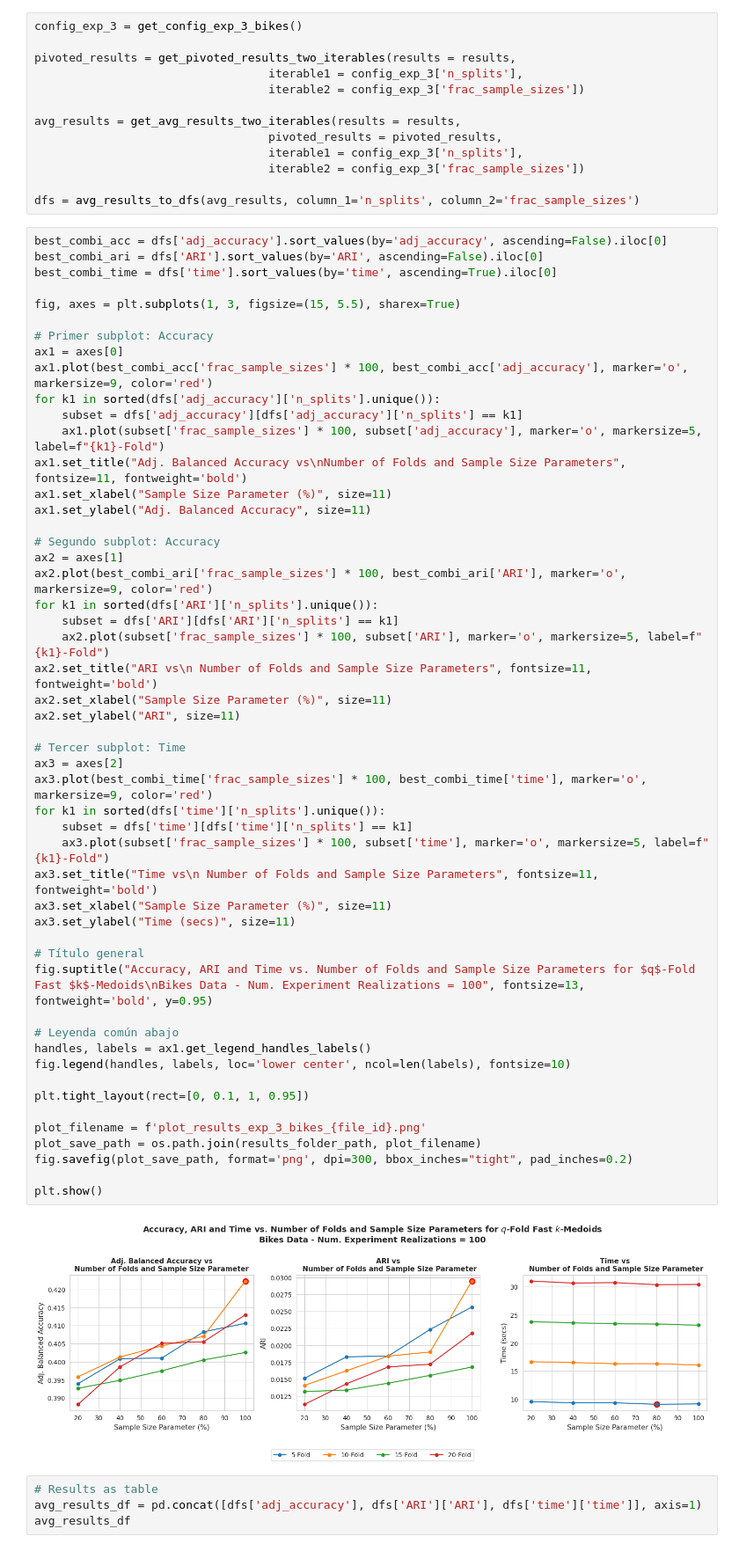
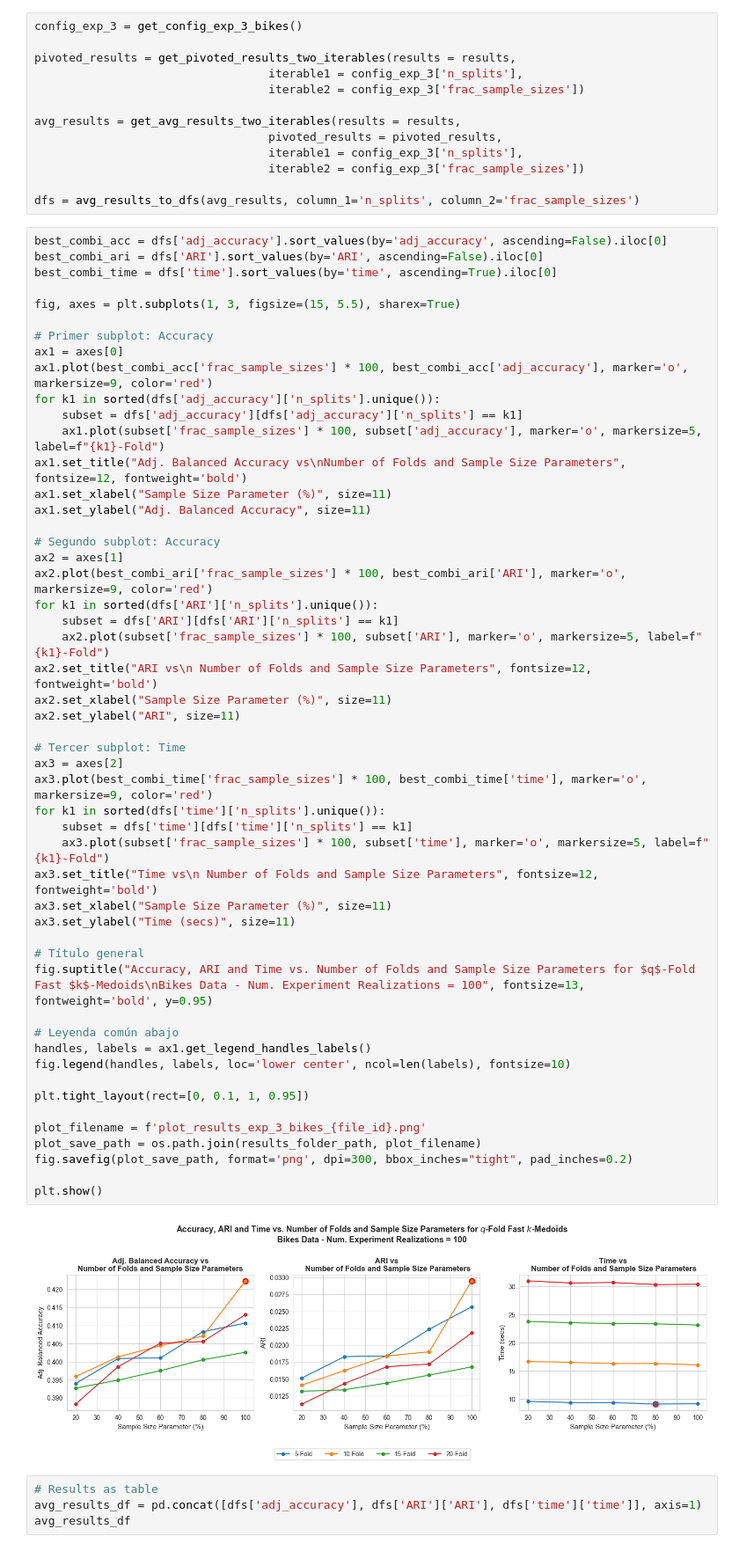
Before and after one commit to FabioScielzoOrtiz/db-robust-clust-paper-code, a Jupyter notebook: experiments/real_data/experiments_bikes.ipynb, the cells around one changed output. Shown at 88% size. Drawn from its saved outputs; the diff is of its cells as text.

```diff
--- a/experiments/real_data/experiments_bikes.ipynb
+++ b/experiments/real_data/experiments_bikes.ipynb
@@ -897,7 +896,7 @@ ax1.plot(best_combi_acc['frac_sample_sizes'] * 100, best_combi_acc['adj_accuracy
 for k1 in sorted(dfs['adj_accuracy']['n_splits'].unique()):
     subset = dfs['adj_accuracy'][dfs['adj_accuracy']['n_splits'] == k1]
     ax1.plot(subset['frac_sample_sizes'] * 100, subset['adj_accuracy'], marker='o', markersize=5, label=f"{k1}-Fold")
-ax1.set_title("Adj. Balanced Accuracy vs\nNumber of Folds and Sample Size Parameters", fontsize=11, fontweight='bold')
+ax1.set_title("Adj. Balanced Accuracy vs\nNumber of Folds and Sample Size Parameters", fontsize=12, fontweight='bold')
 ax1.set_xlabel("Sample Size Parameter (%)", size=11)
 ax1.set_ylabel("Adj. Balanced Accuracy", size=11)
 
@@ -907,36 +906,36 @@ ax2.plot(best_combi_ari['frac_sample_sizes'] * 100, best_combi_ari['ARI'], marke
 for k1 in sorted(dfs['ARI']['n_splits'].unique()):
     subset = dfs['ARI'][dfs['ARI']['n_splits'] == k1]
     ax2.plot(subset['frac_sample_sizes'] * 100, subset['ARI'], marker='o', markersize=5, label=f"{k1}-Fold")
-ax2.set_title("ARI vs\n Number of Folds and Sample Size Parameters", fontsize=11, fontweight='bold')
+ax2.set_title("ARI vs\n Number of Folds and Sample Size Parameters", fontsize=12, fontweight='bold')
 ax2.set_xlabel("Sample Size Parameter (%)", size=11)
 ax2.set_ylabel("ARI", size=11)
 
 # Tercer subplot: Time
 ax3 = axes[2]
 ax3.plot(best_combi_time['frac_sample_sizes'] * 100, best_combi_time['time'], marker='o', markersize=9, color='red')
 for k1 in sorted(dfs['time']['n_splits'].unique()):
     subset = dfs['time'][dfs['time']['n_splits'] == k1]
     ax3.plot(subset['frac_sample_sizes'] * 100, subset['time'], marker='o', markersize=5, label=f"{k1}-Fold")
-ax3.set_title("Time vs\n Number of Folds and Sample Size Parameters", fontsize=11, fontweight='bold')
+ax3.set_title("Time vs\n Number of Folds and Sample Size Parameters", fontsize=12, fontweight='bold')
 ax3.set_xlabel("Sample Size Parameter (%)", size=11)
 ax3.set_ylabel("Time (secs)", size=11)
 
 # Título general
 fig.suptitle("Accuracy, ARI and Time vs. Number of Folds and Sample Size Parameters for $q$-Fold Fast $k$-Medoids\nBikes Data - Num. Experiment Realizations = 100", fontsize=13, fontweight='bold', y=0.95)
 
 # Leyenda común abajo
 handles, labels = ax1.get_legend_handles_labels()
 fig.legend(handles, labels, loc='lower center', ncol=len(labels), fontsize=10)
 
 plt.tight_layout(rect=[0, 0.1, 1, 0.95])
 
 plot_filename = f'plot_results_exp_3_bikes_{file_id}.png'
 plot_save_path = os.path.join(results_folder_path, plot_filename)
 fig.savefig(plot_save_path, format='png', dpi=300, bbox_inches="tight", pad_inches=0.2)
 
 plt.show()
 # %% [output]
-[figure, old version]
+[figure, new version]
 # %%
 # Results as table
 avg_results_df = pd.concat([dfs['adj_accuracy'], dfs['ARI']['ARI'], dfs['time']['time']], axis=1)
```
Also changed, not shown: parts of 9 cells of this notebook, 8 other files.
